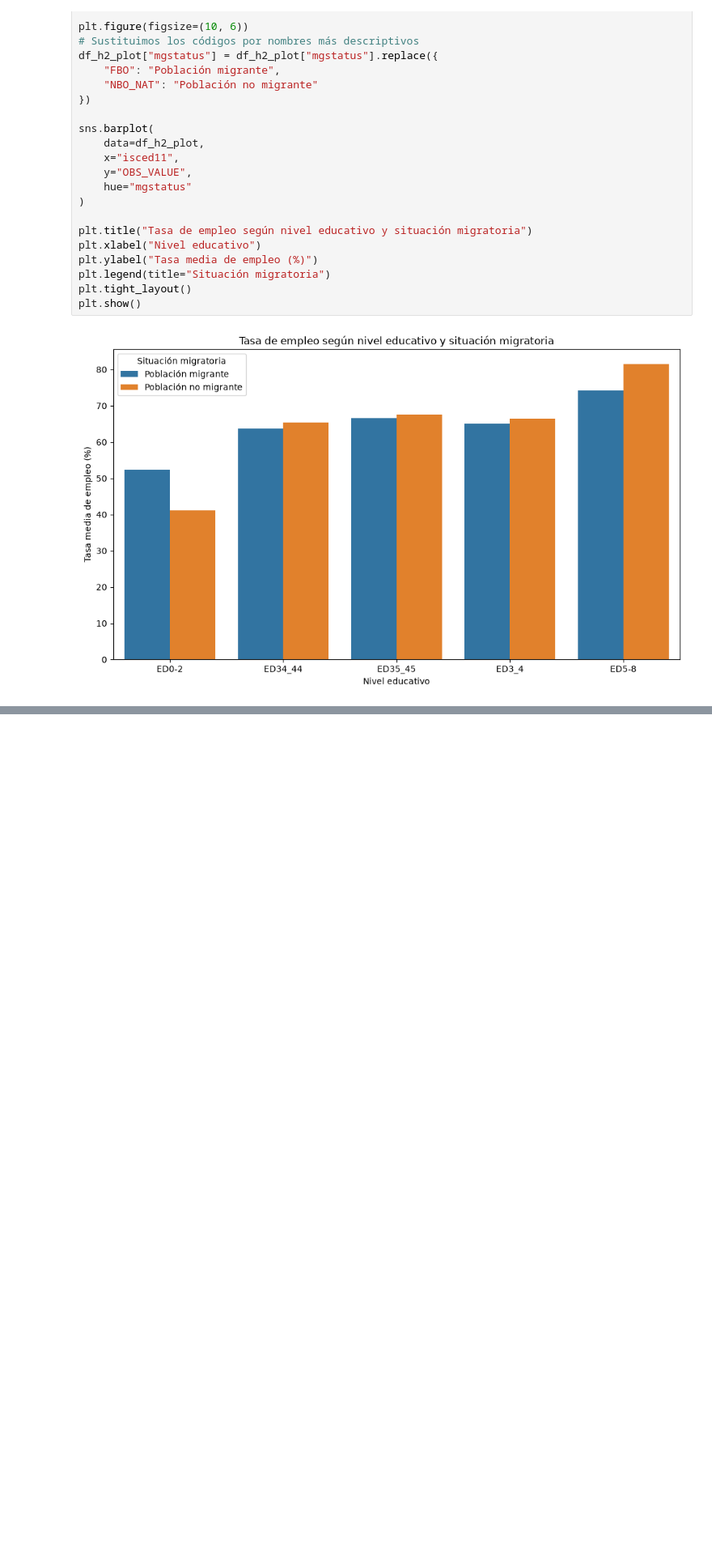
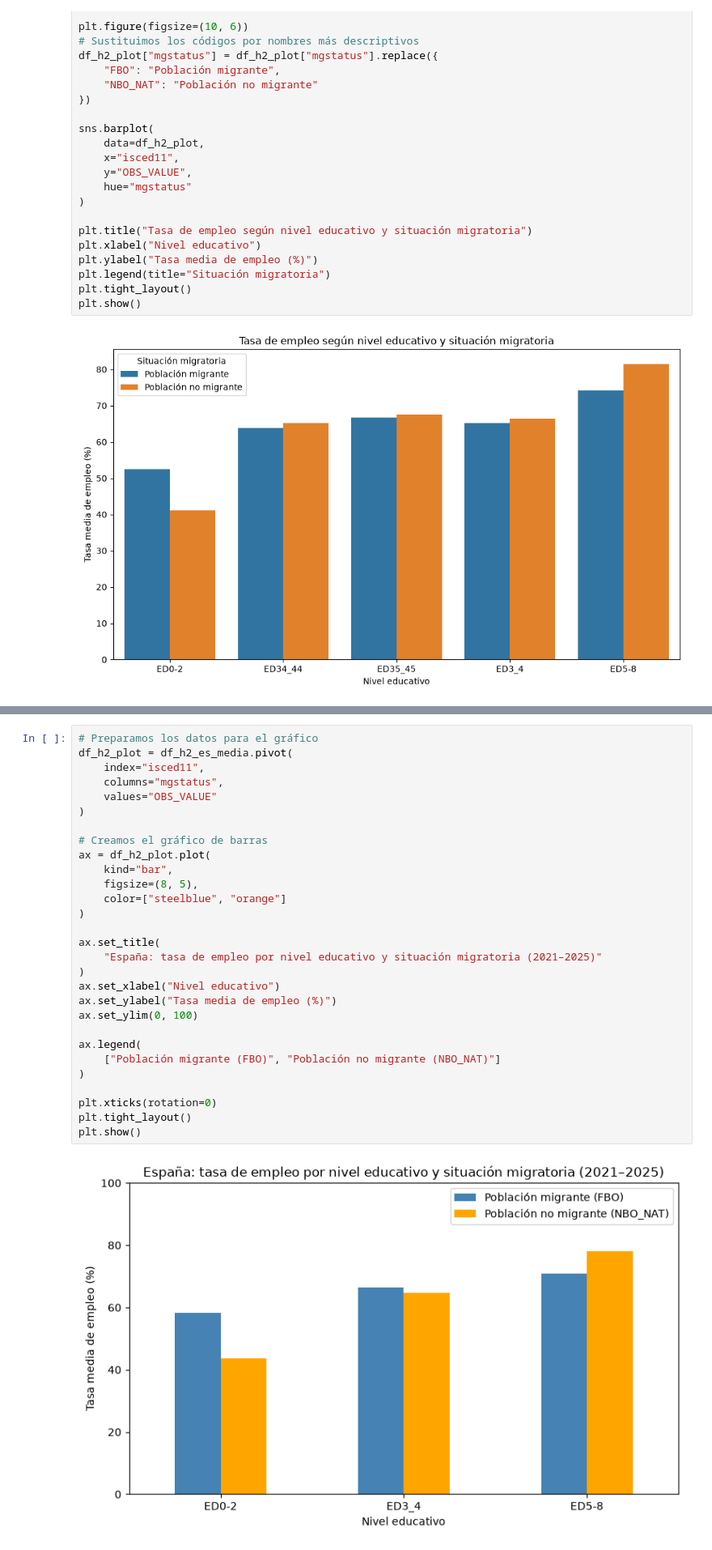
Before and after one commit to kapitonmary-ops/2026-10-BILBAO-FT-Data-Science, a Jupyter notebook: 2-Data_Analysis/EDA/My_project/src/main.ipynb, the cells around one changed output, grey strips where cells are left out. Shown at 81% size. Cells and saved outputs as stored; diff of their text form; blank space fills up the shorter version.

```diff
--- a/2-Data_Analysis/EDA/My_project/src/main.ipynb
+++ b/2-Data_Analysis/EDA/My_project/src/main.ipynb
@@ -1024,0 +1280,31 @@ plt.show()
+# %%
+# Preparamos los datos para el gráfico
+df_h2_plot = df_h2_es_media.pivot(
+    index="isced11",
+    columns="mgstatus",
+    values="OBS_VALUE"
+)
+
+# Creamos el gráfico de barras
+ax = df_h2_plot.plot(
+    kind="bar",
+    figsize=(8, 5),
+    color=["steelblue", "orange"]
+)
+
+ax.set_title(
+    "España: tasa de empleo por nivel educativo y situación migratoria (2021–2025)"
+)
+ax.set_xlabel("Nivel educativo")
+ax.set_ylabel("Tasa media de empleo (%)")
+ax.set_ylim(0, 100)
+
+ax.legend(
+    ["Población migrante (FBO)", "Población no migrante (NBO_NAT)"]
+)
+
+plt.xticks(rotation=0)
+plt.tight_layout()
+plt.show()
+# %% [output]
+[figure, added]
```
Also changed, not shown: parts of 18 cells of this notebook, 13 other files.
